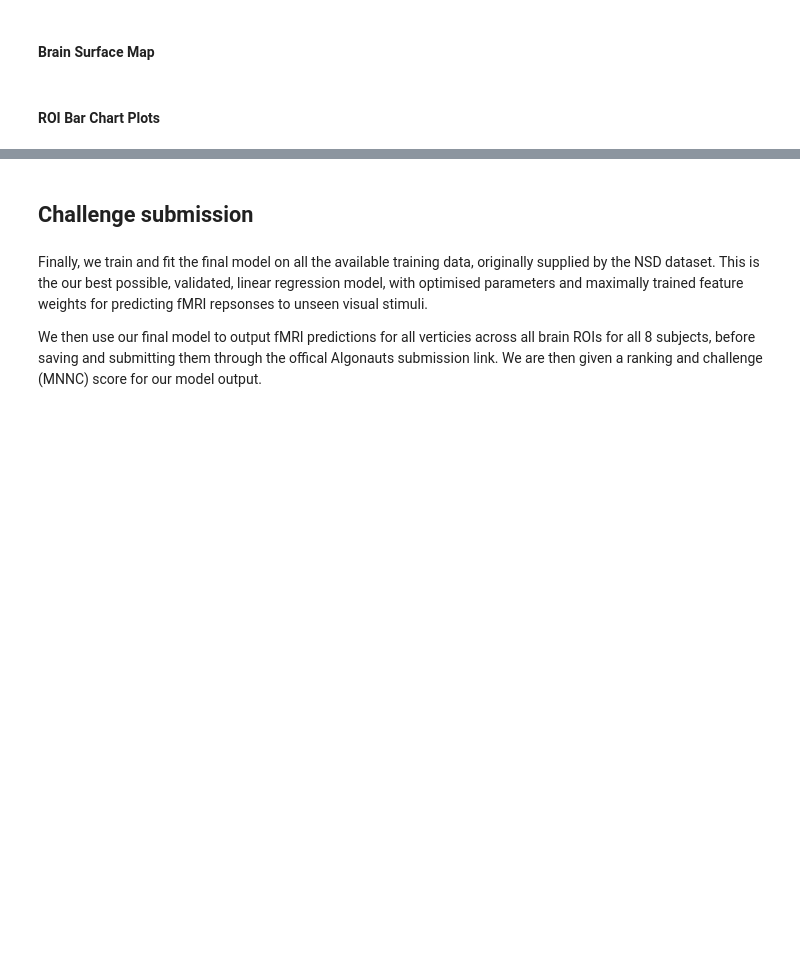
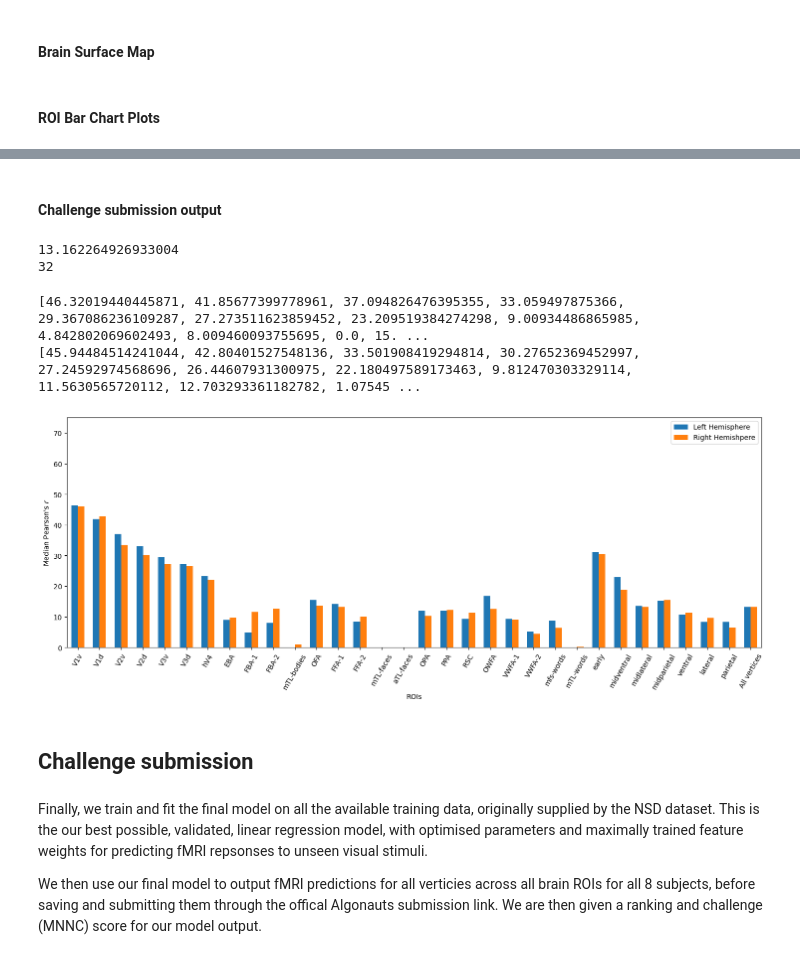
Before and after one commit to goldy-fj/COMP3931-Individual-Project, a Jupyter notebook: Linearizing Encoding Models.ipynb, the cells around one changed output, grey strips where cells are left out. Cells and saved outputs as stored; diff of their text form; code cells hidden in the pictures; blank space fills up the shorter version.

```diff
--- a/Linearizing Encoding Models.ipynb
+++ b/Linearizing Encoding Models.ipynb
@@ -851,3 +918,64 @@ plt.legend(frameon=True, loc=1);
+# %% [markdown]
+#### Challenge submission output
+# %%
+print(median_roi_correlations[31])
+print(len(roi_names))
+# %% [output]
+13.162264926933004
+32
+# %%
+subj1_lh = [46.32442556548531,51.08899535730035,34.74474194621837,35.13296329951969,34.529909074937756,32.70454755204716,31.879209840229887,8.819160647966452,9.035400230406326,0.0,0.0,21.31974451406929,12.135629492098248,0.0,0.0,0.0,11.522314969769402,5.924183088309226,9.432102612021394,22.936554308145194,7.404689027663874,12.997731891615855,6.631992126455625,0.0,35.903425798917084,31.52761481364178,18.84578616374288,16.991288437313955,9.501386980842414,8.600013328550151,8.195007572463926,14.435286253732418]
+subj1_rh = [52.87531145556122,46.54993206269225,33.63158460341151,35.49565170632978,31.872098600517884,31.79538286088375,27.19352424831004,9.6588525449478,27.618828385908245,7.789180040300314,0.0,14.526487265472662,8.674202115983881,8.288030228397748,0.0,0.0,8.314631804665567,8.685918420840558,8.49931781161948,20.683861507960813,8.196774714435746,4.3505822778748575,0.0,0.0,34.715512222000186,26.10352396060909,10.364659493601465,9.09053811431248,10.081515464650742,9.034452398427781,4.213422055326263,12.770907902220948]
+
+subj2_lh = [45.332894038065525,50.00597120411122,37.83930528747408,31.344810817295375,32.986758607340185,32.872716811029825,32.077809282001425,9.489507136093724,0.0,6.705536024392753,0.0,19.76840878731198,14.769169812340117,4.993062114904662,0.0,0.0,13.262380751662851,14.455038747475268,11.358748267519838,20.758811352877878,9.067172928130075,1.0729380887078168,9.754344553052766,0.0,32.895585166819906,28.32512231383295,22.32503544117622,18.497510630167525,10.9463159881192,8.870832935192771,9.631195791745014,14.257213652479251]
+subj2_rh = [47.1278722936599,52.315315309177,30.986887761143382,27.40920340883946,28.12205430607101,30.563065563586363,24.285044835437084,9.707945198575576,0.0,6.936682209784038,0.0,16.379677521849032,13.377697408836257,7.227155680475608,0.0,0.0,8.507314761088223,11.387410278842294,13.374879284218128,17.30196171798552,5.759493884754509,7.9235056361056735,6.359504007453518,0.0,33.52892138105319,22.500635957221583,19.26969610354142,17.28232952664865,9.428297651601495,10.290184187046215,5.964389606569026,13.480738531262162]
+
+subj3_lh = [48.91498365391469,40.30362671476867,41.9906254089971,32.09623616486783,36.53434488543118,29.092491083610817,25.34527829988673,15.748501361793101,7.468103120296447,18.8594120798264,0.0,18.813322084100285,25.798998394423723,18.58886413714953,0.0,0.0,14.926513421938962,12.464976023367173,10.516780809157984,24.93711859783828,6.749344069705051,2.327914835802728,13.545423850021201,0.0,36.302089702439304,31.838560685422618,19.6786833626845,19.0675222305342,13.190113275405611,13.39608806054285,12.107171405697802,17.694910872051487]
+subj3_rh = [44.07694668812665,48.46013156792711,30.52987027320792,37.61541451466307,25.827429552567345,36.71584794357235,26.455443627969988,15.360960234194337,14.090335784459768,22.26054454287956,0.0,20.099013607417525,21.435729907974647,17.706681641524323,0.0,0.0,11.17474870103597,13.052652502969512,12.164683101197882,16.202234537429746,11.90935473950639,0.0,0.0,0.0,33.16701326796802,24.97972940067397,19.538738553165064,23.570365463535996,14.74935366281597,15.701976677816798,12.01996345361439,17.5552800247039581]
+
+subj4_lh = [44.10892050493664,40.02854027855114,31.852478113774723,42.01593897842794,22.545776487573782,27.73824704323569,18.400397789798784,7.557558081210926,0.0,4.212653891048049,0.0,11.438334064449911,10.084265313097058,4.397444549996146,0.0,0.0,10.671864314273773,11.555232852610994,4.982032179701285,8.618206307758111,12.221118757162902,1.753801266252601,9.471449786482356,0.0,28.764039120404007,18.291178107865363,10.636364777475684,16.252338732571346,10.509112656919466,5.889577953444175,8.487690452122543,12.237171583725676]
+subj4_rh = [46.85873110205343,39.523333448127964,41.22236724768205,32.017373928390995,31.82839391903863,24.37089244082049,25.173649076300723,8.686145988343242,19.243762086842043,17.642941565347222,0.0,13.195665889251913,11.07761204845895,10.611630089722329,0.0,0.0,11.072592031417429,10.660594461846976,4.777551165619639,12.024358605718104,11.913684806416452,0.0,10.038431798621911,0.0,30.93607367320248,16.545676771842178,12.523529864847525,23.050558460464682,12.099415934773216,6.88722748922309,4.834922645387815,12.90928908635771]
+
+subj5_lh = [46.062587676117936,46.38539824056406,43.35919641289771,40.0500048156124,25.212260287141564,24.595768532919422,18.812735380073185,9.236146183652998,11.315151597922874,7.692297011552267,0.0,13.578647070037885,9.140566369459787,9.421461440807802,0.0,0.0,16.774088761677937,17.20598795535668,12.421660098545868,14.58199111460603,6.1833762441504225,6.418870954723752,4.424467801964725,0.0,34.309305782109874,19.240063926657005,13.134927005476511,17.971997940963917,12.157588310794715,9.461263102001261,9.842485354198647,14.593022871485228]
+subj5_rh = [52.359538290560415,47.411872745304365,35.32823234331202,28.588670090142195,20.81512207155707,23.43365782040148,17.08452522929499,8.651384718784712,7.8309459369744525,7.4487121191910255,0.0,14.520605462406625,7.125062669573116,9.967275935308274,0.0,0.0,15.789538999853075,17.172433029434167,13.166692205162938,10.212298238451055,9.447221888766578,3.6627438492888276,6.304850181315406,0.0,27.90291394804339,16.063290653032738,7.304828407339832,18.85364792413992,11.335888595861311,8.713330180580755,12.055235663572393,13.420783531232917]
+
+subj6_lh = [64.34528076525488,42.211364601182424,47.082833320574466,42.228798842062915,32.869613554209224,32.44324674977581,14.97810446476616,7.226722389497239,5.875747348411947,8.442066054077342,0.0,9.234009936771706,8.357258379297996,3.9217063057202917,0.0,0.0,7.35442902196081,13.720649264708623,15.814046465545525,8.943273837083455,5.41355814917001,4.88560982882986,9.722937484613631,0.0,31.5268393203908,9.894033707825873,7.786130494994942,6.845028640061565,8.670615482132632,7.163892856950559,4.034814349281109,10.14071289852497]
+subj6_rh = [55.71040795785936,51.7577953212637,42.68142434044377,38.63721700127377,35.9216071645304,27.63515278531173,19.895202590921585,8.652311790840008,11.725338311293818,10.813536712318532,4.480600728708386,5.238852917368789,11.435151635331597,11.193774982077262,0.0,0.0,4.943519883214628,13.561937674670265,14.70971730806998,4.639654212599022,5.848843749359117,8.35725231448329,7.591702043982511,0.0,36.014967602457276,12.541532827198045,9.208824649707987,10.309725338534182,11.297506731245392,8.682729723401529,3.7037991550341154,11.506693115243465]
+
+subj7_lh = [26.78037761435282,23.26030246054272,22.78526927459691,10.581955902580889,21.242501676619607,9.816653225745494,14.859818897385898,7.483051806011313,0.0,7.8419797377908065,0.0,10.973951954836162,16.243993349060894,11.728194545401267,0.0,0.0,13.558927363832861,13.672563537878643,5.437579370231974,9.218973290578262,21.378894039112332,5.880085501153315,9.039950927983455,0.0,18.42592388793871,16.237442075765138,5.396010123065588,19.1372031795791,11.511874874278117,7.946680948020945,8.284730467220784,11.453274914449686]
+subj7_rh = [25.495078381374192,16.499916158431713,18.968474634596806,7.960695233394391,12.537324970866164,7.109011584351133,8.134140081941894,10.31839199778552,0.0,15.047145086472327,0.0,7.8784010283633545,16.67016400359504,0.49278554369556526,0.0,0.0,16.245446431889878,12.759794671620295,16.216130171729663,1.529632001969907,10.592937187970659,11.65562728964487,7.885252819582818,2.074356068300955,13.807787888667516,9.327391827800689,9.860489841010626,6.869297083749185,10.595742601107805,11.463285095368004,5.158556636816866,10.355964110600393]
+
+subj8_lh = [48.69208541754186,41.569993125296264,37.10416204662951,31.025274182560945,29.01552531562101,28.92442199251142,29.322801120052315,6.514111343053046,5.048014259782356,10.321735951357939,0.0,18.848278706357185,16.322593194908485,14.673110627308214,0.0,0.0,7.946633840004479,7.894427029043493,4.448731377732475,23.994858297795833,5.675227571860127,6.258496265938493,7.469021939520716,0.0,29.892185616399054,28.659276375252915,9.920191436896308,7.35393048815753,9.749421823713154,5.837542032994057,5.963641173792086,11.206600294910146]
+subj8_rh = [43.054874970088406,39.913825590926834,34.66642615056103,34.48796367320611,31.043407380347173,29.945623505150703,29.222451023211416,7.463769953161709,11.995242070611267,13.687604613169224,4.123030798544313,17.011538323393815,15.906008399384659,15.60590431082992,0.0,0.0,6.571284088537633,10.168601125189538,7.862665501638605,18.18540909033178,8.911696425668056,0.0,13.322134075324755,0.0,34.34117358168538,23.022803501470655,17.173315621012044,14.065247915186369,11.099655837714934,6.436861970054665,4.7751356268094245,12.842856328038247]
+
+average_lh = []
+average_rh = []
+
+for i in range(len(subj1_lh)):
+    result = (subj1_lh[i] + subj2_lh[i] + subj3_lh[i] + subj4_lh[i] + subj5_lh[i] + subj6_lh[i] + subj7_lh[i] + subj8_lh[i]) / 8
+    average_lh.append(result)
+    result = (subj1_rh[i] + subj2_rh[i] + subj3_rh[i] + subj4_rh[i] + subj5_rh[i] + subj6_rh[i] + subj7_rh[i] + subj8_rh[i]) / 8
+    average_rh.append(result)
+
+print(average_lh)
+print(average_rh)
+# %% [output]
+[46.32019440445871, 41.85677399778961, 37.094826476395355, 33.059497875366, 29.367086236109287, 27.273511623859452, 23.209519384274298, 9.00934486865985, 4.842802069602493, 8.009460093755695, 0.0, 15. ...
+[45.94484514241044, 42.80401527548136, 33.501908419294814, 30.27652369452997, 27.24592974568696, 26.44607931300975, 22.180497589173463, 9.812470303329114, 11.5630565720112, 12.703293361182782, 1.07545 ...
+# %%
+plt.figure(figsize=(18,6))
+x = np.arange(len(roi_names))
+width = 0.30
+plt.bar(x - width/2, average_lh, width, label='Left Hemisphere')
+plt.bar(x + width/2, average_rh, width, label='Right Hemishpere')
+plt.xlim(left=min(x)-.5, right=max(x)+.5)
+plt.ylim(bottom=0, top=75)
+plt.xlabel('ROIs')
+plt.xticks(ticks=x, labels=roi_names, rotation=60)
+plt.ylabel('Median Pearson\'s $r$')
+plt.legend(frameon=True, loc=1);
+# %% [output]
+[figure, added]
 # %% [markdown]
 ## Challenge submission
 # %% [markdown]
```
Also changed, not shown: parts of 27 cells of this notebook.
